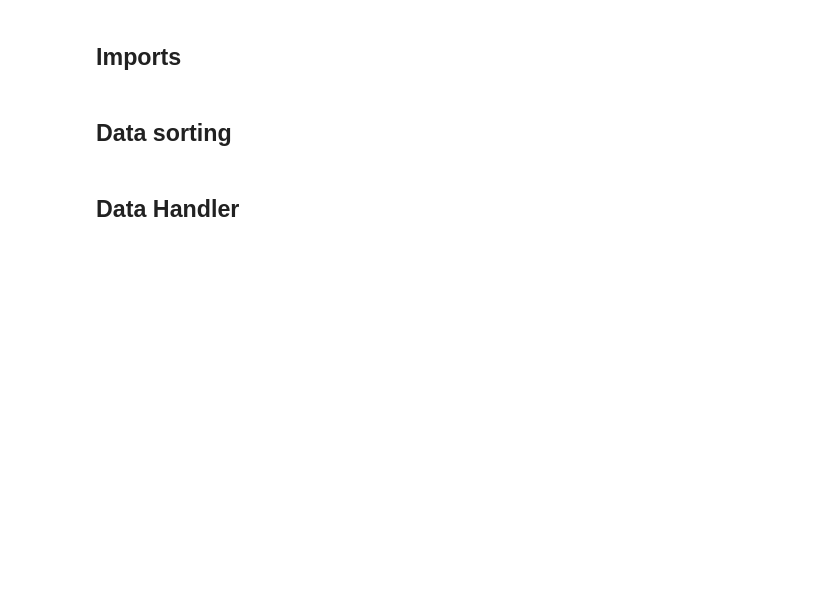
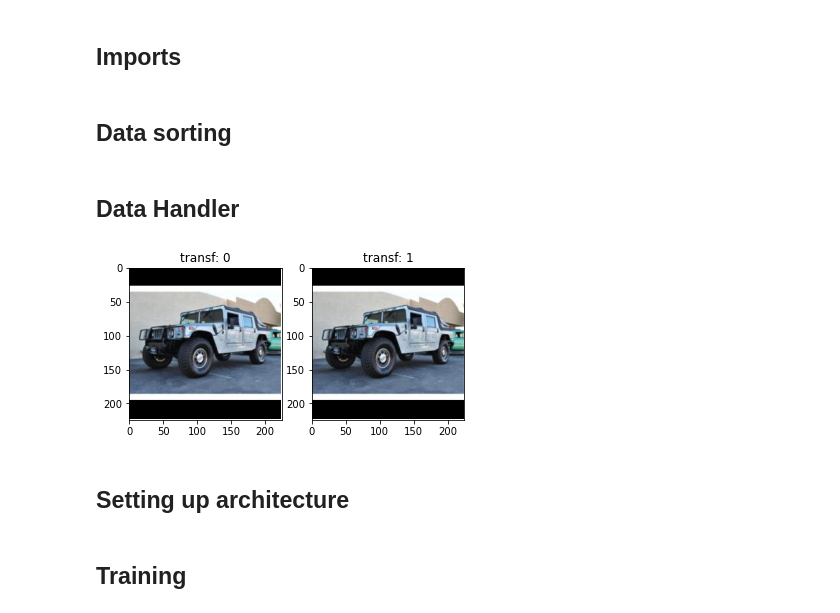
Before and after one commit to emquist/Deep-machine-learning-BB, a Jupyter notebook: Car_training.ipynb, the cells around one changed output. Saved outputs shown, nothing was run; the diff lists cells and outputs as text; code cells hidden in the pictures; blank space fills up the shorter version.

```diff
--- a/Car_training.ipynb
+++ b/Car_training.ipynb
@@ -59,10 +158,17 @@ for index in range(all_filenames_length):
 # %%
 train_path = Path.cwd() / "train"
 val_path = Path.cwd() / "val"
 
-transform = transforms.Compose([transforms.Resize((224, 224), interpolation=Image.LANCZOS), transforms.ToTensor()])
+transform = transforms.Compose([transforms.ToTensor()])
+transform1 = transforms.Compose([transforms.ToTensor()])
 train_folder = ImageFolder(train_path, transform=transform)
+train_folder1 = ImageFolder(train_path, transform=transform1)
 val_folder = ImageFolder(val_path, transform=transform)
 
 train_loaded = DataLoader(train_folder, batch_size=32, shuffle = True)
 val_loaded = DataLoader(val_folder, batch_size=32)
+compare_transforms([train_folder, train_folder1], 0)
+# %% [output]
+[figure, added]
+# %% [markdown]
+## Setting up architecture
@@ -68,0 +191,2 @@ val_loaded = DataLoader(val_folder, batch_size=32)
+# %% [markdown]
+## Training
```
Also changed, not shown: parts of 7 cells of this notebook.
